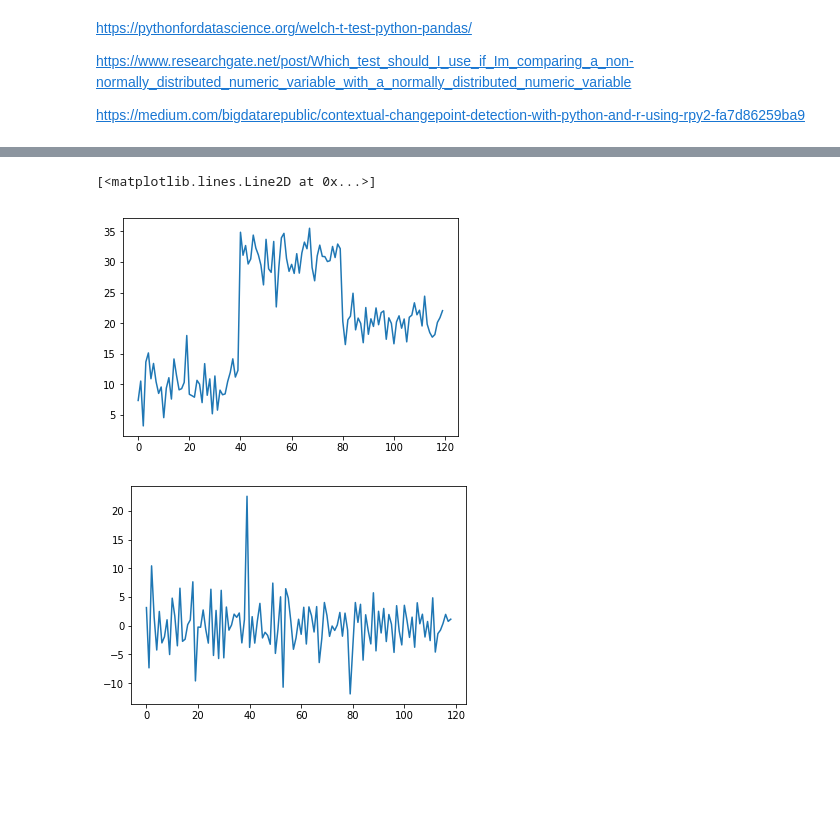
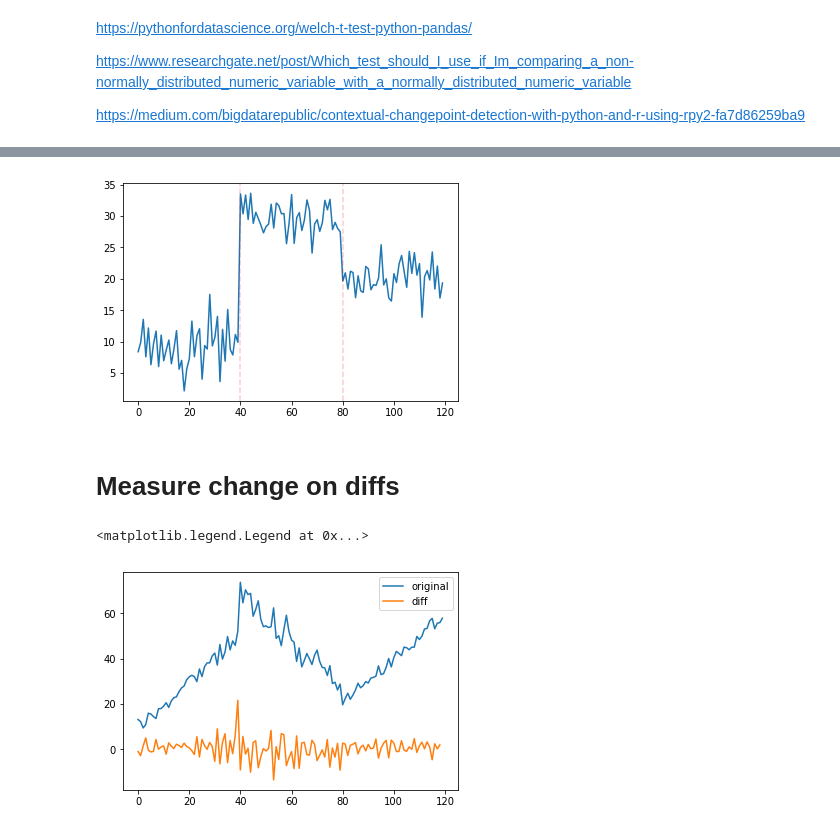
Before and after one commit to ciortanmadalina/modality_tests, a Jupyter notebook: Outlier based change point detection.ipynb, the cells around one changed output, grey strips where cells are left out. Saved outputs shown, nothing was run; the diff lists cells and outputs as text; code cells hidden in the pictures; blank space fills up the shorter version.

```diff
--- a/Outlier based change point detection.ipynb
+++ b/Outlier based change point detection.ipynb
@@ -14,20 +185,24 @@ https://medium.com/bigdatarepublic/contextual-changepoint-detection-with-python-
+# %%
+points = getChangePoints(data)
+plt.plot(data)
+for i in points:
+    plt.axvline(x = i, c ='red', linestyle='--', alpha = 0.2)
+# %% [output]
+[figure, added]
+# %% [markdown]
+# Measure change on diffs
 # %%
 n=40
-# data = np.concatenate( [
-#     np.random.normal(10, 2, n) + np.arange(n),
-#     np.random.normal(30, 4, n) + np.arange(n)[::-1],
-#     np.random.normal(20, 2, n) + + np.arange(n)])
-
 data = np.concatenate( [
-    np.random.normal(10, 4, n),
-    np.random.normal(30, 2, n),
-    np.random.normal(20, 2, n)])
+    np.random.normal(10, 2, n) + np.arange(n),
+    np.random.normal(30, 4, n) + np.arange(n)[::-1],
+    np.random.normal(20, 2, n) + + np.arange(n)])
 diff = pd.Series(data).diff().dropna().values
-plt.plot(data)
 plt.figure()
-plt.plot(diff)
+plt.plot(data, label = 'original')
+plt.plot(diff, label = 'diff')
+plt.legend()
 # %% [output]
-[<matplotlib.lines.Line2D at 0x...>]
+<matplotlib.legend.Legend at 0x...>
-[figure, old version]
+[figure, new version]
-[figure, removed]
 # %%
```
Also changed, not shown: parts of 15 cells of this notebook.
